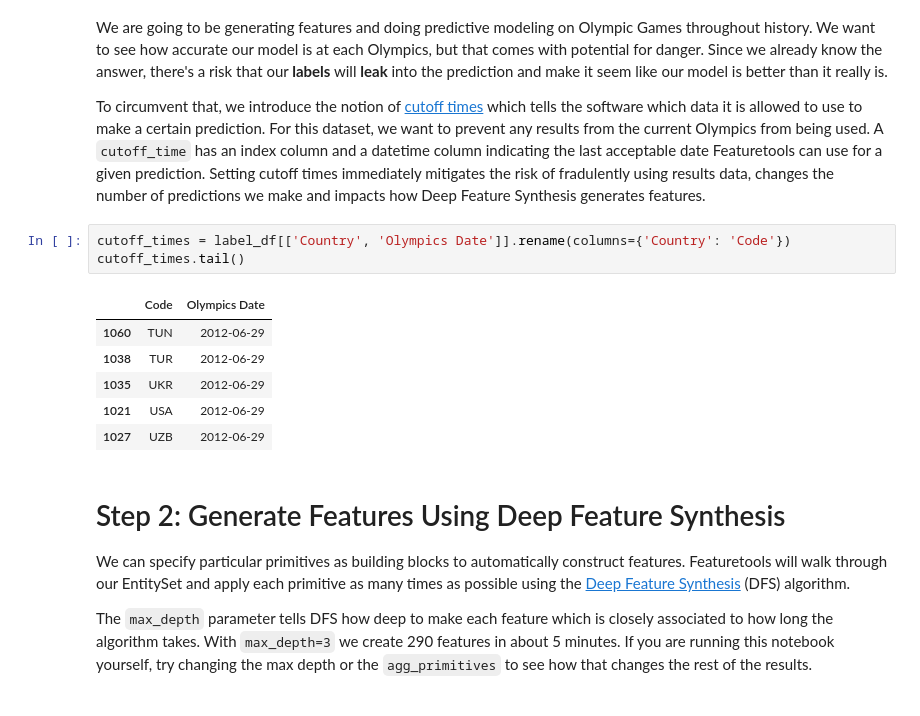
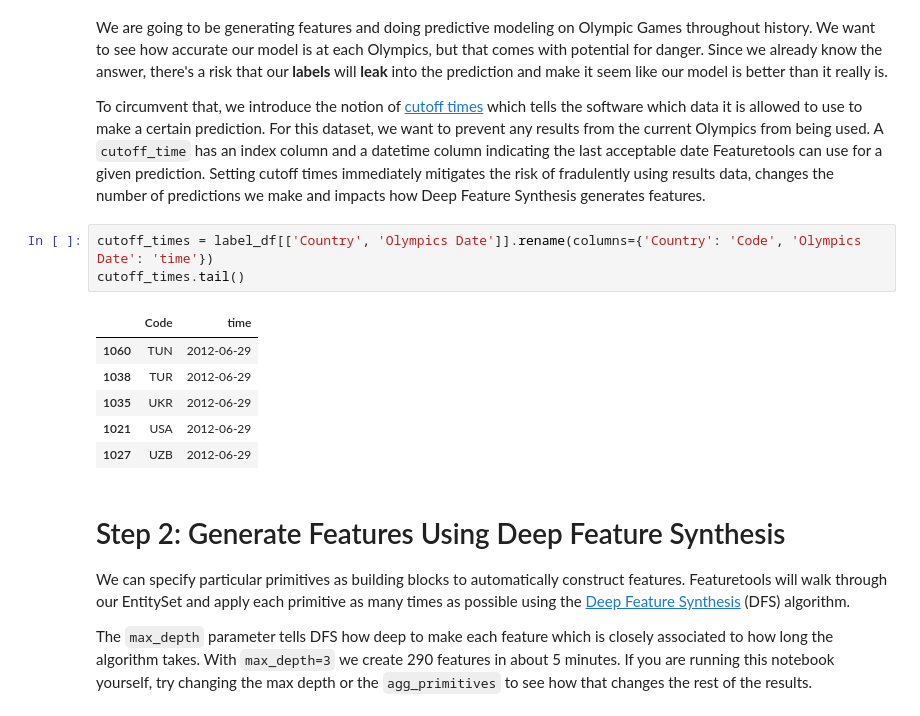
Before and after one commit to alteryx/predict-olympic-medals, a Jupyter notebook: PredictOlympicMedals.ipynb, the cells around one changed output. Drawn from its saved outputs; the diff is of its cells as text.

```diff
--- a/PredictOlympicMedals.ipynb
+++ b/PredictOlympicMedals.ipynb
@@ -56,10 +56,10 @@ We are going to be generating features and doing predictive modeling on Olympic
 
 To circumvent that, we introduce the notion of [cutoff times](https://docs.featuretools.com/automated_feature_engineering/handling_time.html) which tells the software which data it is allowed to use to make a certain prediction. For this dataset, we want to prevent any results from the current Olympics from being used. A `cutoff_time` has an index column and a datetime column indicating the last acceptable date Featuretools can use for a given prediction. Setting cutoff times immediately mitigates the risk of fradulently using results data, changes the number of predictions we make and impacts how Deep Feature Synthesis generates features.
 # %%
-cutoff_times = label_df[['Country', 'Olympics Date']].rename(columns={'Country': 'Code'})
+cutoff_times = label_df[['Country', 'Olympics Date']].rename(columns={'Country': 'Code', 'Olympics Date': 'time'})
 cutoff_times.tail()
 # %% [output]
-|  | Code | Olympics Date |
+|  | Code | time |
 | 1060 | TUN | 2012-06-29 |
 | 1038 | TUR | 2012-06-29 |
 | 1035 | UKR | 2012-06-29 |
```
Also changed, not shown: parts of 9 cells of this notebook, 1 other file.
